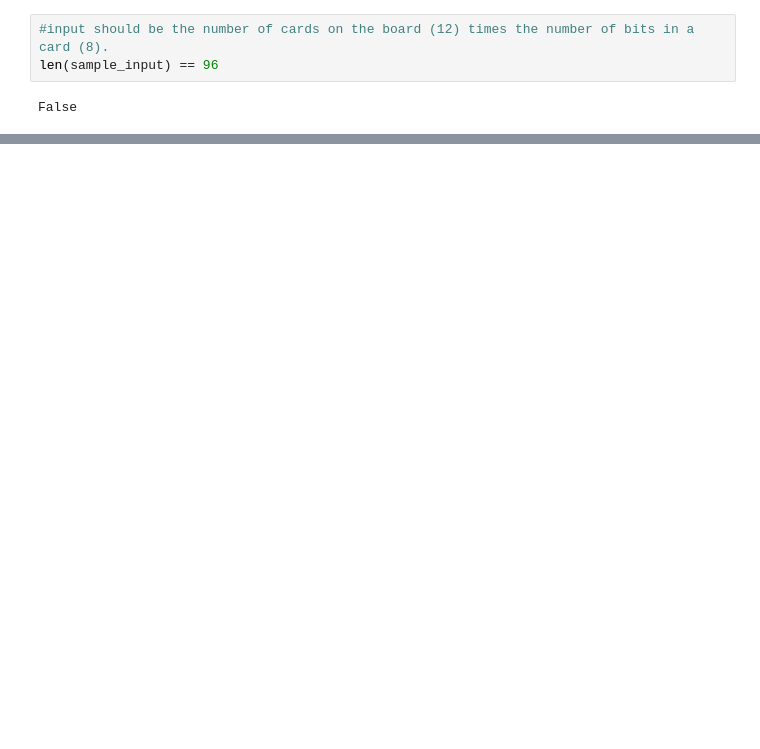
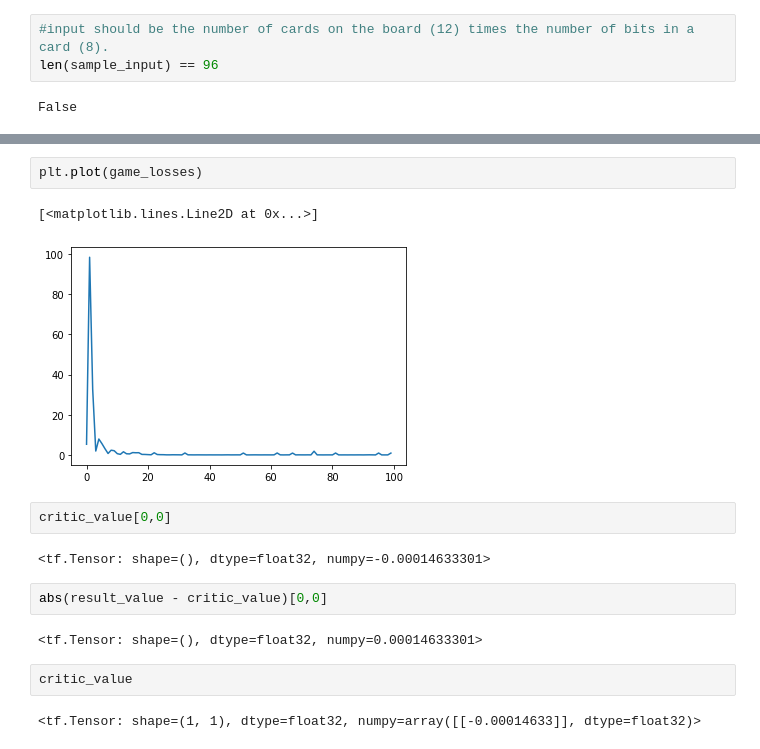
Before and after one commit to Smung-Institute/set-jetter, a Jupyter notebook: notebok/3_play_set.ipynb, the cells around one changed output, grey strips where cells are left out. Drawn from its saved outputs; the diff is of its cells as text; blank space fills up the shorter version.

```diff
--- a/notebok/3_play_set.ipynb
+++ b/notebok/3_play_set.ipynb
@@ -402,0 +419,17 @@ choice_probs_history[0], critic_value_history[0], round_results[0]
+# %%
+plt.plot(game_losses)
+# %% [output]
+[<matplotlib.lines.Line2D at 0x...>]
+[figure, added]
+# %%
+critic_value[0,0]
+# %% [output]
+<tf.Tensor: shape=(), dtype=float32, numpy=-0.00014633301>
+# %%
+abs(result_value - critic_value)[0,0]
+# %% [output]
+<tf.Tensor: shape=(), dtype=float32, numpy=0.00014633301>
+# %%
+critic_value
+# %% [output]
+<tf.Tensor: shape=(1, 1), dtype=float32, numpy=array([[-0.00014633]], dtype=float32)>
```
Also changed, not shown: parts of 27 cells of this notebook, 2 other files.
